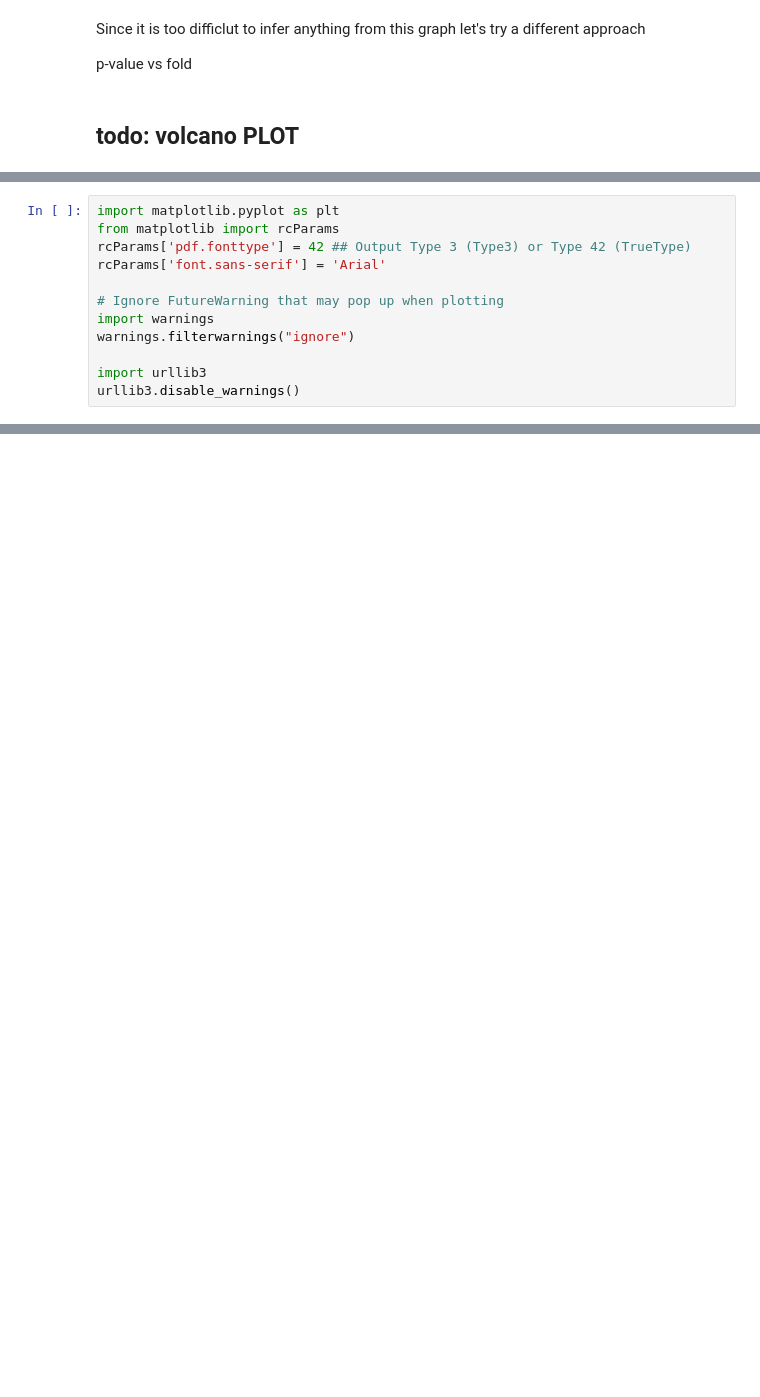
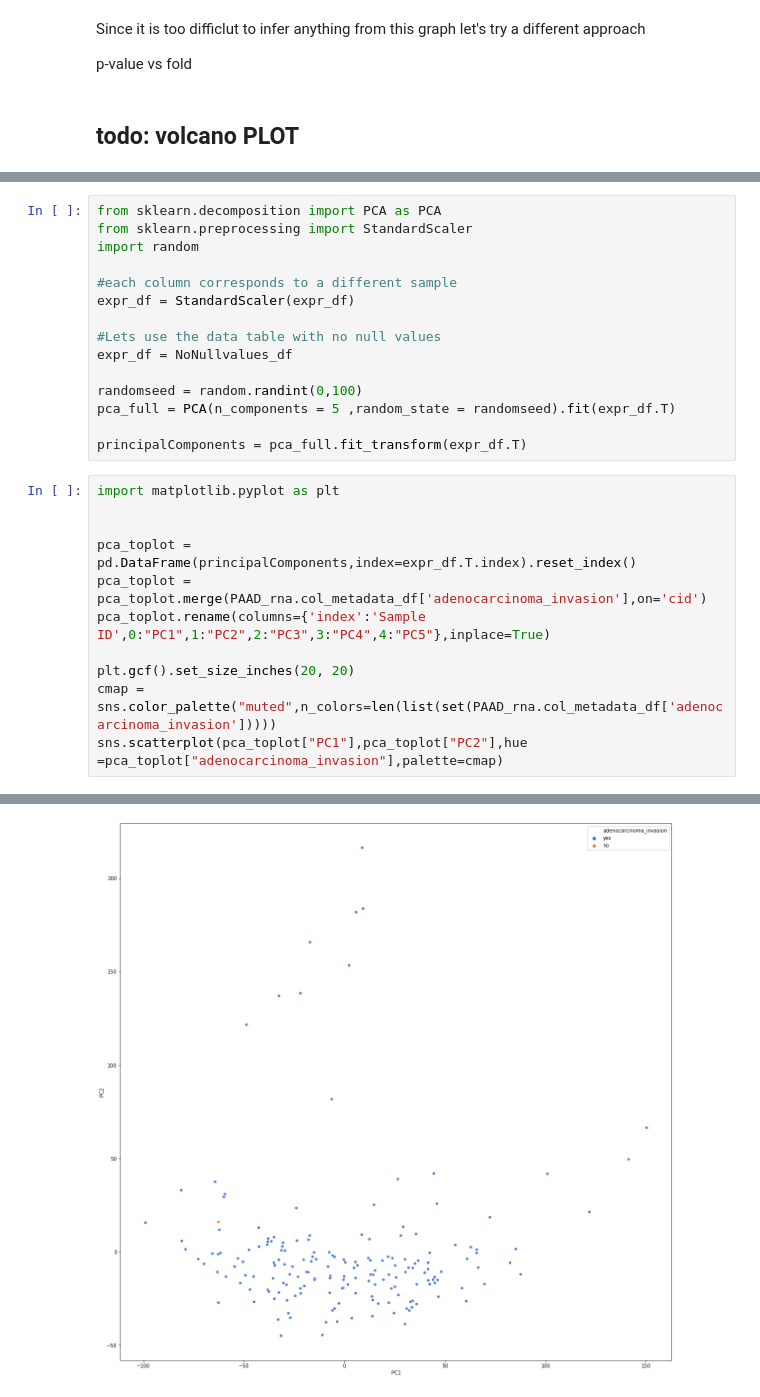
Before and after one commit to vaniisgh/PAAD_Analysis, a Jupyter notebook: Analysis.ipynb, the cells around one changed output, grey strips where cells are left out. Drawn from its saved outputs; the diff is of its cells as text; blank space fills up the shorter version.

```diff
--- a/Analysis.ipynb
+++ b/Analysis.ipynb
@@ -167,12 +175,0 @@ Using
-# %%
-import matplotlib.pyplot as plt
-from matplotlib import rcParams
-rcParams['pdf.fonttype'] = 42 ## Output Type 3 (Type3) or Type 42 (TrueType)
-rcParams['font.sans-serif'] = 'Arial'
-
-# Ignore FutureWarning that may pop up when plotting
-import warnings
-warnings.filterwarnings("ignore")
-
-import urllib3
-urllib3.disable_warnings()
@@ -185,0 +227,27 @@ NameError: name 'RNAseq' is not defined
+# %%
+from sklearn.decomposition import PCA as PCA
+from sklearn.preprocessing import StandardScaler
+import random
+
+#each column corresponds to a different sample
+expr_df = StandardScaler(expr_df)
+
+#Lets use the data table with no null values
+expr_df = NoNullvalues_df
+
+randomseed = random.randint(0,100)
+pca_full = PCA(n_components = 5 ,random_state = randomseed).fit(expr_df.T)
+
+principalComponents = pca_full.fit_transform(expr_df.T)
+# %%
+import matplotlib.pyplot as plt
+
+
+pca_toplot = pd.DataFrame(principalComponents,index=expr_df.T.index).reset_index()
+pca_toplot = pca_toplot.merge(PAAD_rna.col_metadata_df['adenocarcinoma_invasion'],on='cid')
+pca_toplot.rename(columns={'index':'Sample ID',0:"PC1",1:"PC2",2:"PC3",3:"PC4",4:"PC5"},inplace=True)
+
+plt.gcf().set_size_inches(20, 20)
+cmap = sns.color_palette("muted",n_colors=len(list(set(PAAD_rna.col_metadata_df['adenocarcinoma_invasion']))))
+sns.scatterplot(pca_toplot["PC1"],pca_toplot["PC2"],hue =pca_toplot["adenocarcinoma_invasion"],palette=cmap)
+# %% [output]
@@ -185,0 +255 @@ NameError: name 'RNAseq' is not defined
+[figure, added]
```
Also changed, not shown: parts of 15 cells of this notebook.
